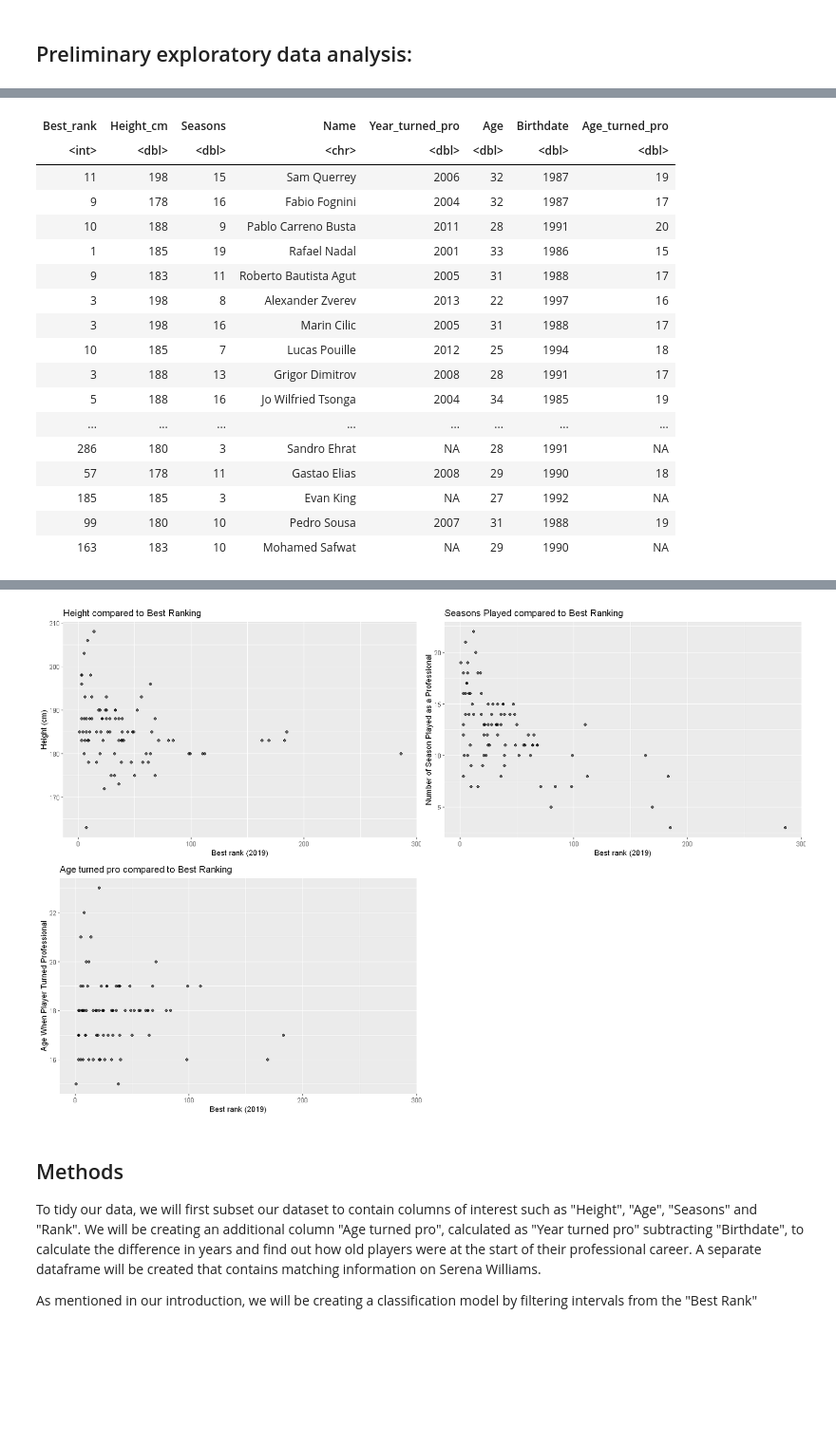
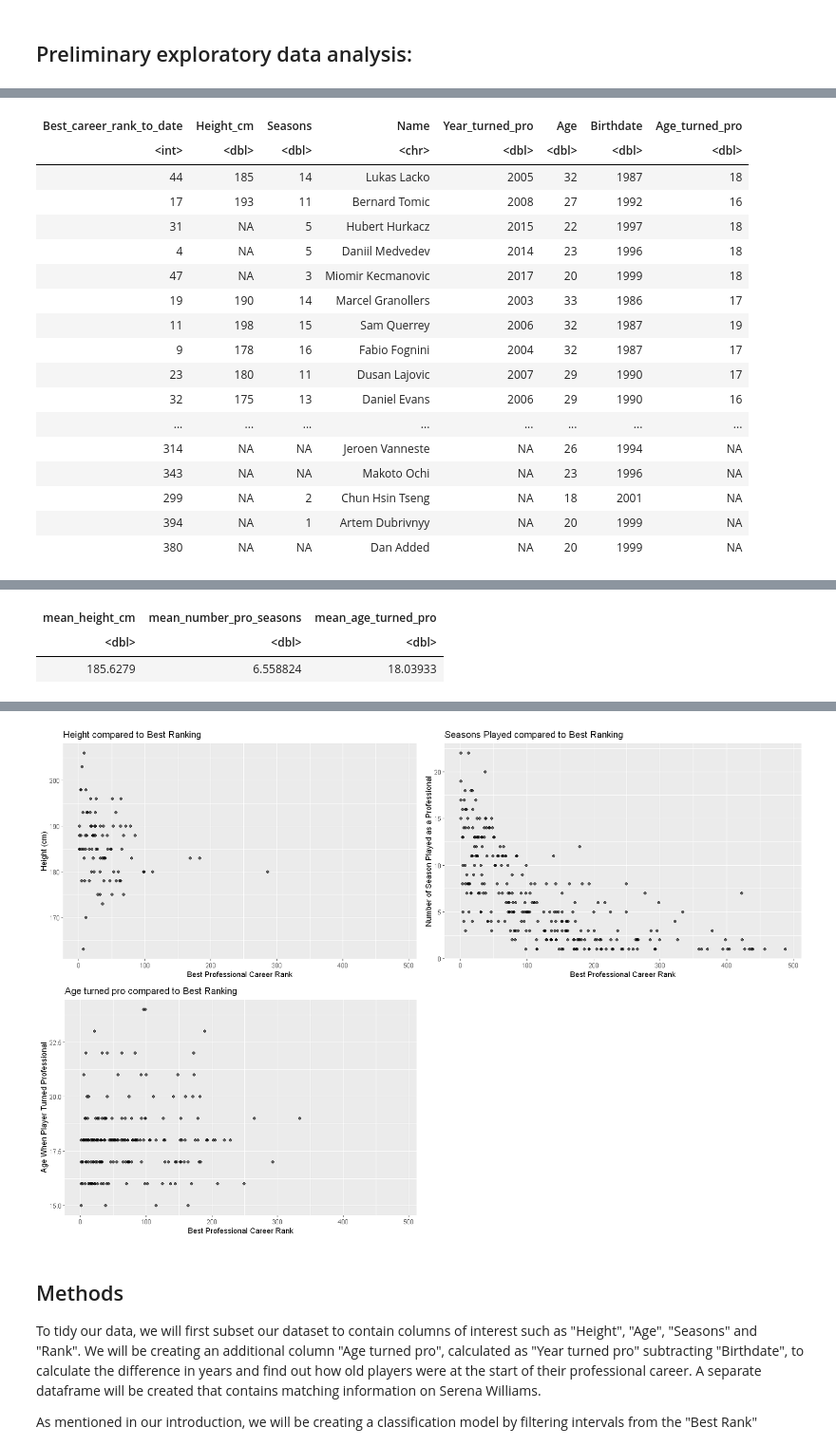
Before and after one commit to sandraradic/Tennis-Classification-Model, a Jupyter notebook: project_proposal.ipynb, the cells around one changed output, grey strips where cells are left out. Shown: that part at 95% size. Saved outputs shown, nothing was run; the diff lists cells and outputs as text; code cells hidden in the pictures; blank space fills up the shorter version.

Commit message:
added draft exploratory df and changed colnames

```diff
--- a/project_proposal.ipynb
+++ b/project_proposal.ipynb
@@ -35,11 +17,11 @@ Warning message:
 #read in data
 player_stats <- read_csv("https://drive.google.com/uc?export=download&id=1_MECmUXZuuILYeEOfonSGqodW6qVdhsS")
 
-# select only the necessary columns and filter out any players whose stats aren't known
+# select only the necessary columns
 
 player_stats_filtered <- player_stats %>%
-    select("Best Rank", Height, Seasons, Name, "Turned Pro", Seasons, Age) %>%
-    filter(!is.na(Height))
+    select("Best Rank", Height, Seasons, Name, "Turned Pro", Age)
+
 
 
 
@@ -51,8 +33,8 @@ player_stats_tidy <- player_stats_filtered %>%
     mutate(Age = as.numeric(Age)) %>%
     mutate_at("Height", str_replace, " cm", "") %>%
     mutate(Height = as.numeric(Height)) %>%
-    rename(Height_cm = Height, Year_turned_pro = "Turned Pro", Best_rank = "Best Rank")
-    player_stats_tidy$Best_rank <- gsub(" .+", "", player_stats_tidy$Best_rank)
+    rename(Height_cm = Height, Year_turned_pro = "Turned Pro", Best_career_rank_to_date = "Best Rank")
+    player_stats_tidy$Best_career_rank_to_date <- gsub(" .+", "", player_stats_tidy$Best_career_rank_to_date)
 
 #separate year from date
 
@@ -62,7 +44,7 @@ get_year <- format(get_date, format = "%Y")
 player_stats_tidy$Birthdate <- as.double(get_year)
 
 
-player_stats_tidy <- mutate(player_stats_tidy, Best_rank = as.integer(Best_rank))
+player_stats_tidy <- mutate(player_stats_tidy, Best_career_rank_to_date = as.integer(Best_career_rank_to_date))
 
 
 # create new column that lists a player's age when they turned pro
@@ -74,35 +56,42 @@ player_stats_age_pro <- player_stats_tidy %>%
 
 # create a dataframe for Serena Williams - currently contains junk data
 serena_data <- data.frame(Name = "Serena Williams", Age = 38, Birthdate = "(26-09-1981)", Year_turned_pro = 1995,
-    Age_turned_pro = 14, Seasons = 24, Height_cm = "175 cm", Best_rank = 1)
+    Age_turned_pro = 14, Seasons = 24, Height_cm = "175 cm", Best_career_rank_to_date = 1)
 
 # serena_data sourced from: https://en.wikipedia.org/wiki/Serena_Williams
 
 #split the player data into training and testing sets
 set.seed(2021)
-player_stats_split <- initial_split(player_stats_age_pro, prop = 0.75, strata = Best_rank)
+player_stats_split <- initial_split(player_stats_age_pro, prop = 0.75, strata = Best_career_rank_to_date)
     player_stats_training <- training(player_stats_split)
     player_stats_testing <- testing(player_stats_split)
 
-player_stats_training
+
+#create exploratory data frame that contains means of predictor variables
+player_stats_exploratory <- player_stats_training %>%
+    summarize(mean_height_cm = mean(Height_cm, na.rm = TRUE),
+              mean_number_pro_seasons = mean(Seasons, na.rm = TRUE),
+              mean_age_turned_pro = mean(Age_turned_pro, na.rm = TRUE))
+
+player_stats_exploratory
 
 #create plots to visualize training data
 options(repr.plot.width = 15, repr.plot.height = 10)
-height_v_rank <- ggplot(player_stats_training, aes(x = Best_rank, y = Height_cm)) +
+height_v_rank <- ggplot(player_stats_training, aes(x = Best_career_rank_to_date, y = Height_cm)) +
     geom_point(alpha = 0.6) +
-    xlab("Best rank (2019)") +
+    xlab("Best Professional Career Rank") +
     ylab("Height (cm)") +
     ggtitle("Height compared to Best Ranking")
 
-seasons_v_rank <- ggplot(player_stats_training, aes(x = Best_rank, y = Seasons)) +
+seasons_v_rank <- ggplot(player_stats_training, aes(x = Best_career_rank_to_date, y = Seasons)) +
     geom_point(alpha = 0.6) +
-    xlab("Best rank (2019)") +
+    xlab("Best Professional Career Rank") +
     ylab("Number of Season Played as a Professional") +
     ggtitle("Seasons Played compared to Best Ranking")
 
-pro_age_v_rank <- ggplot(player_stats_training, aes(x = Best_rank, y = Age_turned_pro)) +
+pro_age_v_rank <- ggplot(player_stats_training, aes(x = Best_career_rank_to_date, y = Age_turned_pro)) +
     geom_point(alpha = 0.6) +
-    xlab("Best rank (2019)") +
+    xlab("Best Professional Career Rank") +
     ylab("Age When Player Turned Professional") +
     ggtitle("Age turned pro compared to Best Ranking")
 
@@ -129,18 +118,18 @@ A tibble: 85 × 8
-| Best_rank | Height_cm | Seasons | Name | Year_turned_pro | Age | Birthdate | Age_turned_pro |
+| Best_career_rank_to_date | Height_cm | Seasons | Name | Year_turned_pro | Age | Birthdate | Age_turned_pro |
 | <int> | <dbl> | <dbl> | <chr> | <dbl> | <dbl> | <dbl> | <dbl> |
+| 44 | 185 | 14 | Lukas Lacko | 2005 | 32 | 1987 | 18 |
+| 17 | 193 | 11 | Bernard Tomic | 2008 | 27 | 1992 | 16 |
+| 31 | NA | 5 | Hubert Hurkacz | 2015 | 22 | 1997 | 18 |
+| 4 | NA | 5 | Daniil Medvedev | 2014 | 23 | 1996 | 18 |
+| 47 | NA | 3 | Miomir Kecmanovic | 2017 | 20 | 1999 | 18 |
+| 19 | 190 | 14 | Marcel Granollers | 2003 | 33 | 1986 | 17 |
 | 11 | 198 | 15 | Sam Querrey | 2006 | 32 | 1987 | 19 |
 | 9 | 178 | 16 | Fabio Fognini | 2004 | 32 | 1987 | 17 |
-| 10 | 188 | 9 | Pablo Carreno Busta | 2011 | 28 | 1991 | 20 |
-| 1 | 185 | 19 | Rafael Nadal | 2001 | 33 | 1986 | 15 |
-| 9 | 183 | 11 | Roberto Bautista Agut | 2005 | 31 | 1988 | 17 |
-| 3 | 198 | 8 | Alexander Zverev | 2013 | 22 | 1997 | 16 |
-| 3 | 198 | 16 | Marin Cilic | 2005 | 31 | 1988 | 17 |
-| 10 | 185 | 7 | Lucas Pouille | 2012 | 25 | 1994 | 18 |
-| 3 | 188 | 13 | Grigor Dimitrov | 2008 | 28 | 1991 | 17 |
-| 5 | 188 | 16 | Jo Wilfried Tsonga | 2004 | 34 | 1985 | 19 |
+| 23 | 180 | 11 | Dusan Lajovic | 2007 | 29 | 1990 | 17 |
+| 32 | 175 | 13 | Daniel Evans | 2006 | 29 | 1990 | 16 |
 | ... | ... | ... | ... | ... | ... | ... | ... |
-| 286 | 180 | 3 | Sandro Ehrat | NA | 28 | 1991 | NA |
-| 57 | 178 | 11 | Gastao Elias | 2008 | 29 | 1990 | 18 |
-| 185 | 185 | 3 | Evan King | NA | 27 | 1992 | NA |
-| 99 | 180 | 10 | Pedro Sousa | 2007 | 31 | 1988 | 19 |
-| 163 | 183 | 10 | Mohamed Safwat | NA | 29 | 1990 | NA |
+| 314 | NA | NA | Jeroen Vanneste | NA | 26 | 1994 | NA |
+| 343 | NA | NA | Makoto Ochi | NA | 23 | 1996 | NA |
+| 299 | NA | 2 | Chun Hsin Tseng | NA | 18 | 2001 | NA |
+| 394 | NA | 1 | Artem Dubrivnyy | NA | 20 | 1999 | NA |
+| 380 | NA | NA | Dan Added | NA | 20 | 1999 | NA |
@@ -148,0 +137,3 @@ Warning message:
+| mean_height_cm | mean_number_pro_seasons | mean_age_turned_pro |
+| <dbl> | <dbl> | <dbl> |
+| 185.6279 | 6.558824 | 18.03933 |
@@ -149,4 +146,4 @@ Warning message:
-[figure, old version]
+[figure, new version]
 # %% [markdown]
 ## Methods
 
```
Also changed, not shown: parts of 2 cells of this notebook.
